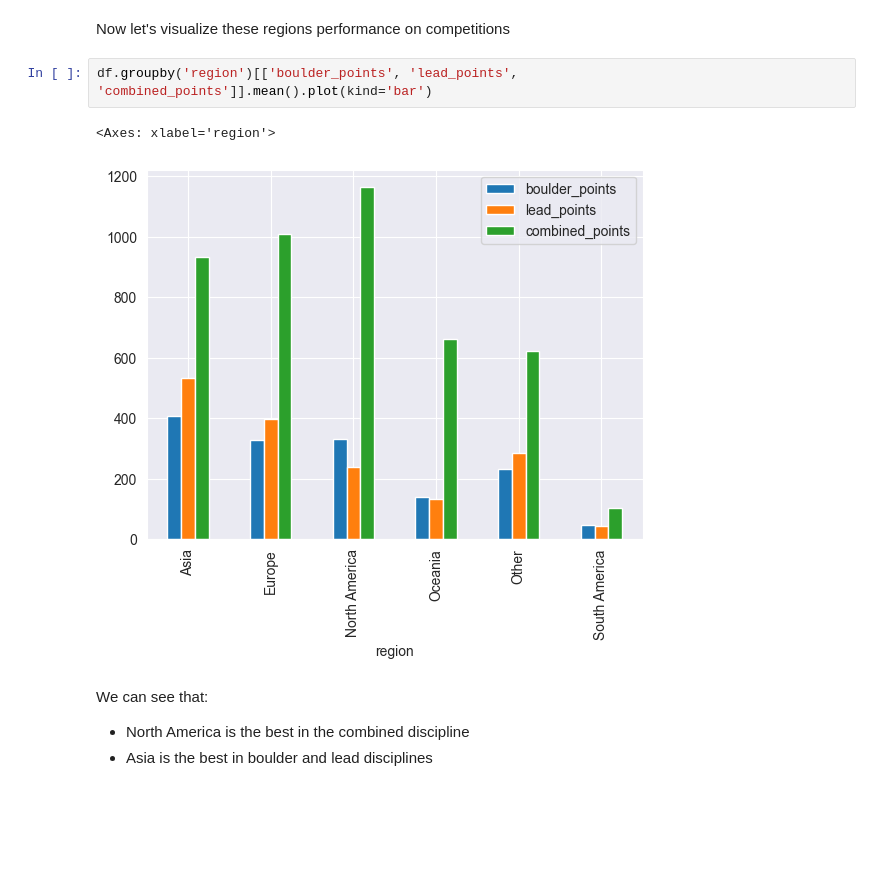
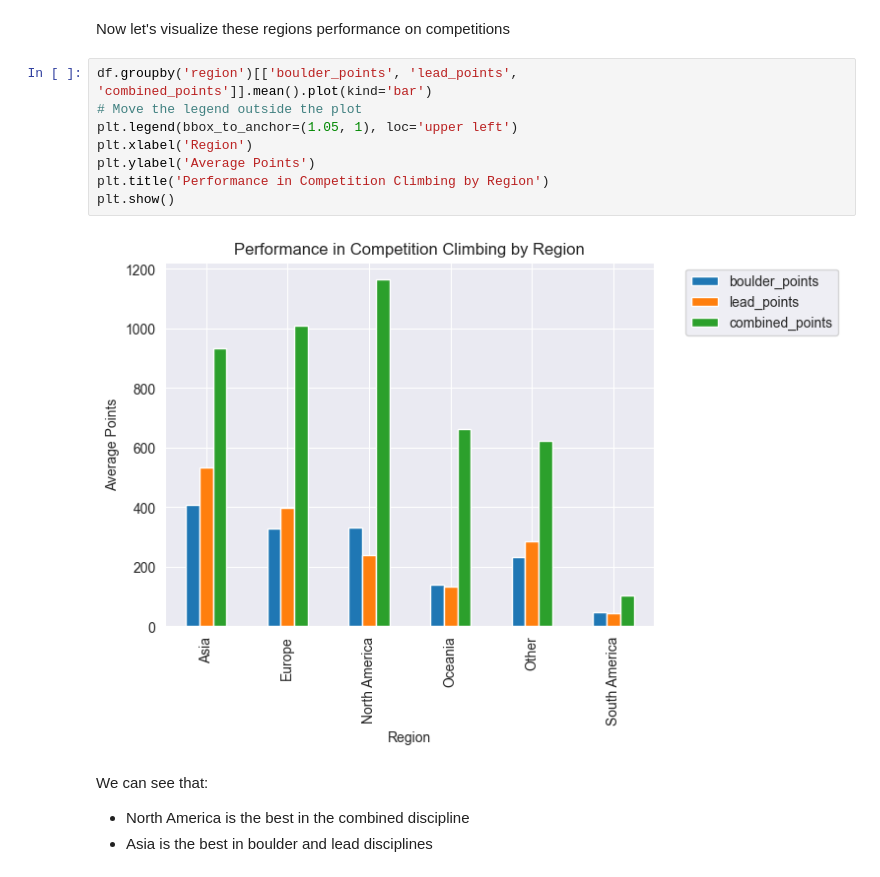
Before and after one commit to ssinix/crag-to-competition, a Jupyter notebook: 02_data_analysis/2.1_EDA.ipynb, the cells around one changed output. Saved outputs shown, nothing was run; the diff lists cells and outputs as text; blank space fills up the shorter version.

```diff
--- a/02_data_analysis/2.1_EDA.ipynb
+++ b/02_data_analysis/2.1_EDA.ipynb
@@ -262,9 +263,14 @@ Name: count, dtype: int64
 Now let's visualize these regions performance on competitions
 # %%
 df.groupby('region')[['boulder_points', 'lead_points', 'combined_points']].mean().plot(kind='bar')
+# Move the legend outside the plot
+plt.legend(bbox_to_anchor=(1.05, 1), loc='upper left')
+plt.xlabel('Region')
+plt.ylabel('Average Points')
+plt.title('Performance in Competition Climbing by Region')
+plt.show()
 # %% [output]
-<Axes: xlabel='region'>
-[figure, old version]
+[figure, new version]
 # %% [markdown]
 We can see that:
 - North America is the best in the combined discipline
```
Also changed, not shown: parts of 20 cells of this notebook.
